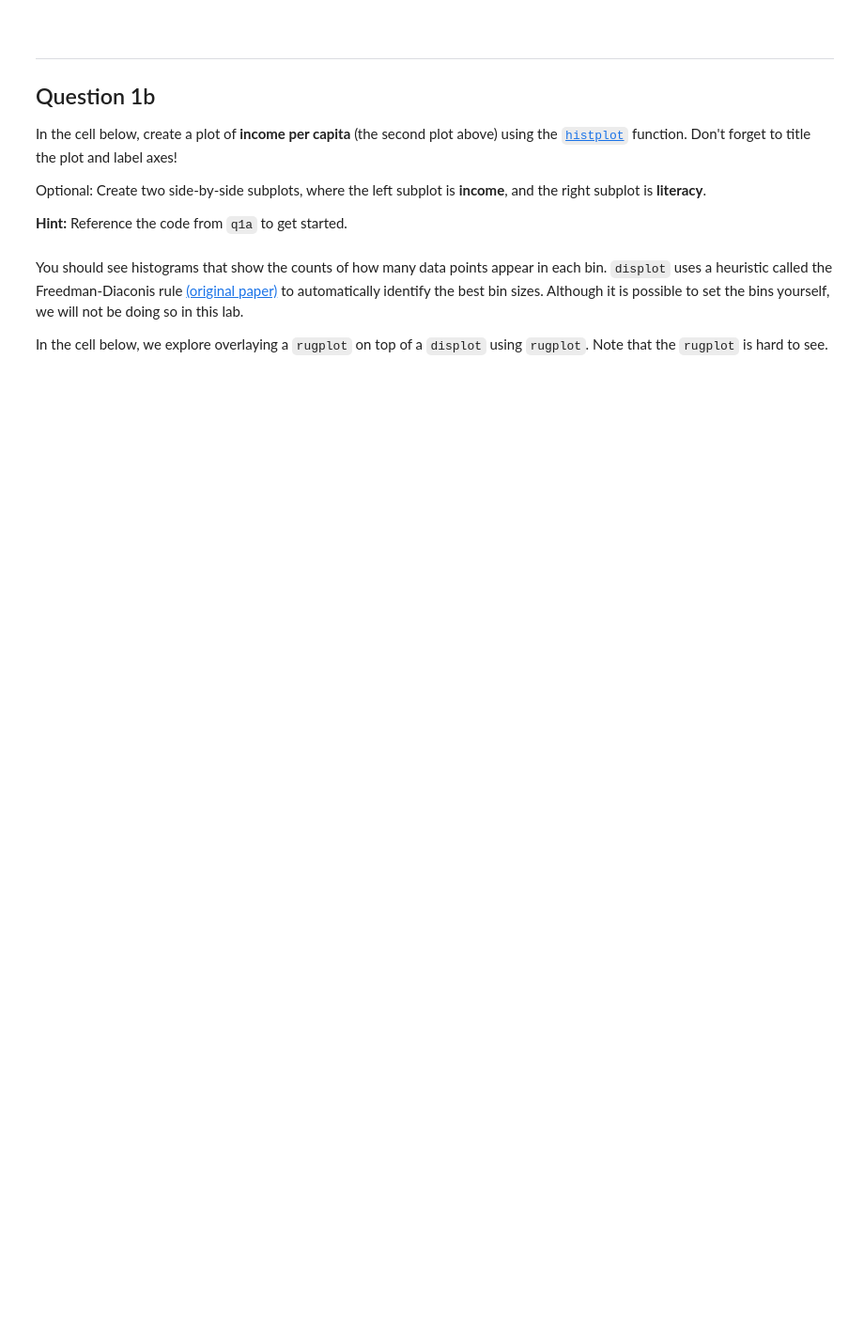
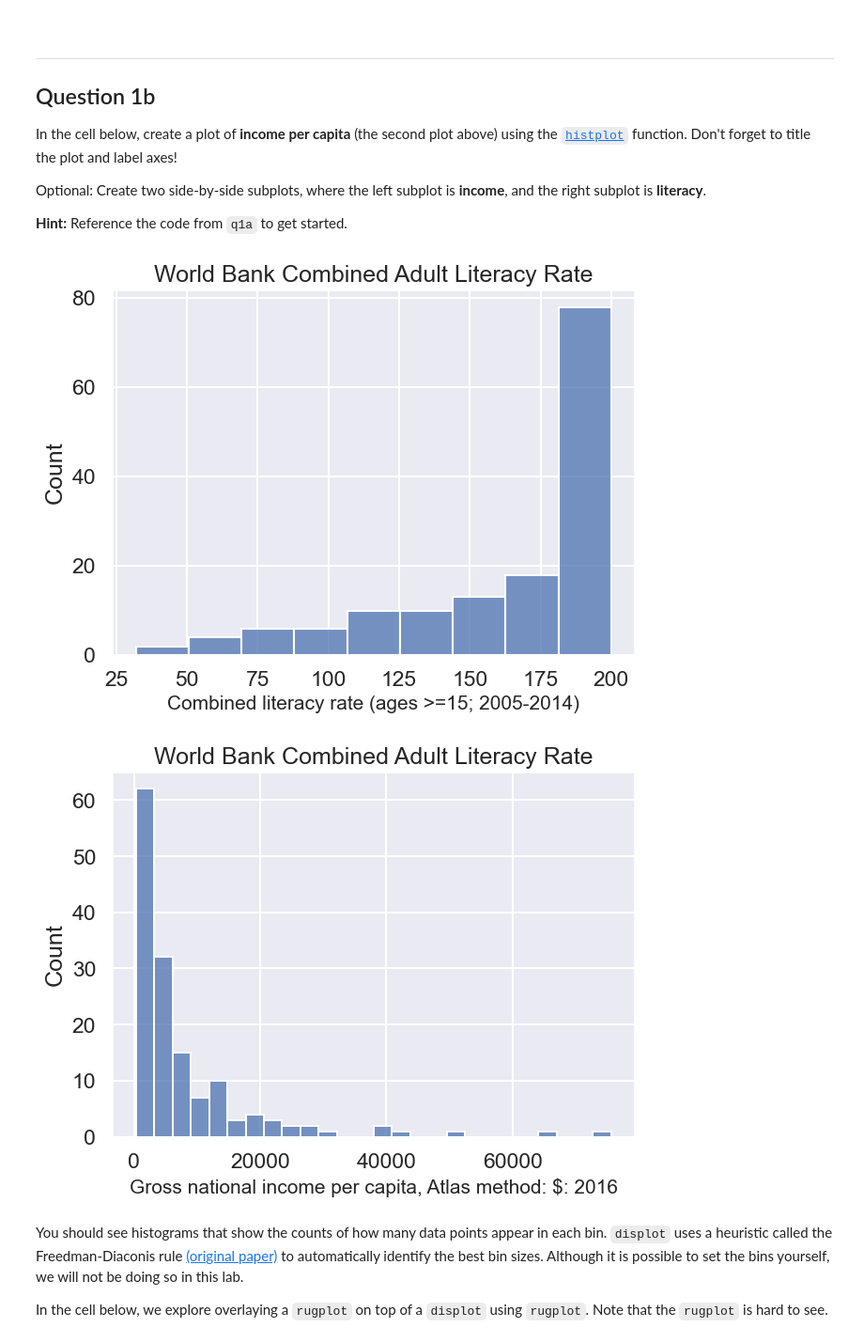
Before and after one commit to RamesTheGeneric/CSCIU459-GROUP-PROJECTS, a Jupyter notebook: A3/A3.ipynb, the cells around one changed output. Shown at 94% size. Drawn from its saved outputs; the diff is of its cells as text; code cells hidden in the pictures; blank space fills up the shorter version.

```diff
--- a/A3/A3.ipynb
+++ b/A3/A3.ipynb
@@ -151,3 +163,16 @@ Optional: Create two side-by-side subplots, where the left subplot is **income**
+# %%
+sns.histplot(data = df, x="lit")
+plt.xlabel("Combined literacy rate (ages >=15; 2005-2014)", fontsize=15)
+plt.title("World Bank Combined Adult Literacy Rate");
+plt.show() # Running the show() function was necessary to show both plots at once (otherwise the second would overwrite the first)
+
+sns.histplot(data = df, x="inc")
+plt.xlabel("Gross national income per capita, Atlas method: $: 2016", fontsize=15)
+plt.title("World Bank Combined Adult Literacy Rate");
+plt.show()
+# %% [output]
+[figure, added]
+[figure, added]
 # %% [markdown]
 You should see histograms that show the counts of how many data points appear in each bin. `displot` uses a heuristic called the Freedman-Diaconis rule [(original paper)](https://link.springer.com/content/pdf/10.1007/bf01025868) to automatically identify the best bin sizes. Although it is possible to set the bins yourself, we will not be doing so in this lab.
 
```
Also changed, not shown: parts of 42 cells of this notebook, 2 other files.
